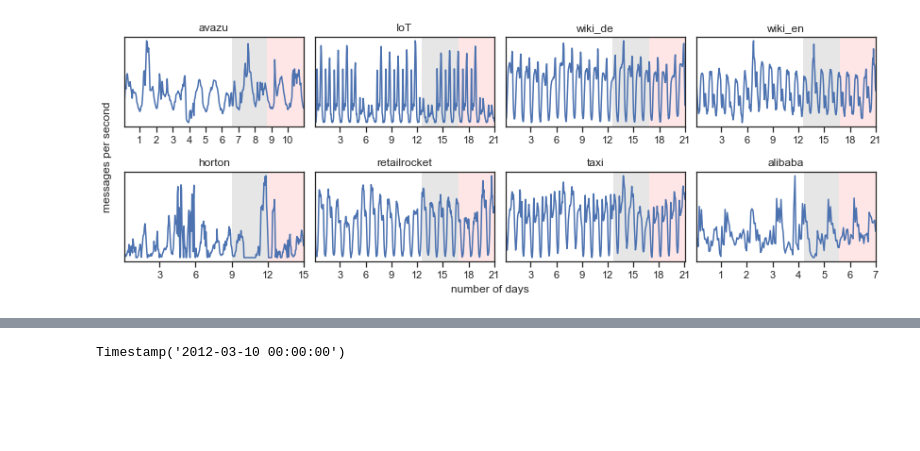
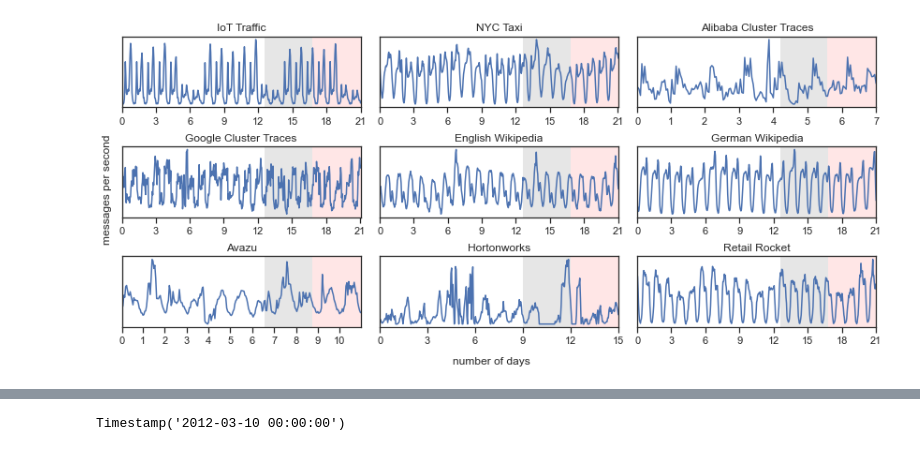
Before and after one commit to kainkordian/ELPTforDSP, a Jupyter notebook: Data.ipynb, the cells around one changed output, grey strips where cells are left out. Drawn from its saved outputs; the diff is of its cells as text; code cells hidden in the pictures; blank space fills up the shorter version.

```diff
--- a/Data.ipynb
+++ b/Data.ipynb
@@ -10,7 +10,8 @@ import seaborn as sns
 from datetime import timedelta
 # %%
 # Load data into memory
-dataset_names = ["avazu","IoT","wiki_de","wiki_en","horton","retailrocket","taxi","alibaba","google"]
+dataset_names = ["IoT","taxi","alibaba","google","wiki_en","wiki_de","avazu","horton","retailrocket"]
+dataset_titles = ["IoT Traffic","NYC Taxi","Alibaba Cluster Traces","Google Cluster Traces","English Wikipedia","German Wikipedia","Avazu","Hortonworks","Retail Rocket"]
 sampling_rates = ["1h","15min","5min"]
 
 dataset_name = "google"
@@ -67,46 +63,50 @@ for dataset_name in dataset_names:
     data = pd.read_csv(f"data/{dataset_name}_{sampling_rate}.csv", index_col=0, parse_dates=True)
     datasets[dataset_name] = data
 # %%
-f, axs = plt.subplots(ncols=4, nrows=2, figsize=(12,4))
+f, axs = plt.subplots(ncols=3, nrows=3, figsize=(12,5))
 axs = [ax for axs_col in axs for ax in axs_col]
-f.tight_layout(h_pad=2, w_pad=-2.5)
+f.tight_layout(h_pad=1.5, w_pad=-1)
 sns.set_theme(style='ticks')
 
-for (dataset_name, df), ax in zip(datasets.items(), axs):
+for (dataset_name, df), ax, title in zip(datasets.items(), axs, dataset_titles):
     sns.lineplot(data=df, ax=ax)
 
-    ax.title.set_text(dataset_name)
+    ax.title.set_text(title)
     ax.set(xlabel="")
     ax.set_yticks([])
     #ax.set_xticks([])
     ax.margins(x=0)
     ax.get_legend().remove()
 
     l = len(df)-1
     start = df.index[0]
     start_val = df.index[int(l * 0.6)]
     start_test = df.index[int(l * 0.8)]
     end = df.index[l]
 
     if dataset_name in ["avazu", "alibaba"]:
         step = 1
     else:
         step = 3
+
+    # Ticks are a little hacky right now
     xticks = []
     xticklabels = []
-    for days in range(0, 30, step):
+    xticks.append(start)
+    xticklabels.append(0)
+    for days in range(step, 30, step):
         xticks.append(start + timedelta(days=days, hours=-1))
         xticklabels.append(days)
     ax.set_xticks(xticks)
     ax.set_xticklabels(xticklabels)
 
     ax.axvspan(xmin=start_val, xmax=start_test, color=(.9, .9, .9), zorder=-1)
     ax.axvspan(xmin=start_test, xmax=end, color=(1, .9, .9), zorder=-1)
 
 
-f.text(0.5, 0, 'number of days', ha='center')
-f.text(0.025, 0.5, 'messages per second', va='center', rotation='vertical')
+f.text(0.5, -0.02, 'number of days', ha='center')
+f.text(0.02, 0.5, 'messages per second', va='center', rotation='vertical')
 
 plt.savefig("plots/datasets.pdf", dpi=300, bbox_inches='tight')
 # %% [output]
-[figure, old version]
+[figure, new version]
```
Also changed, not shown: parts of 4 cells of this notebook, 7 other files.
